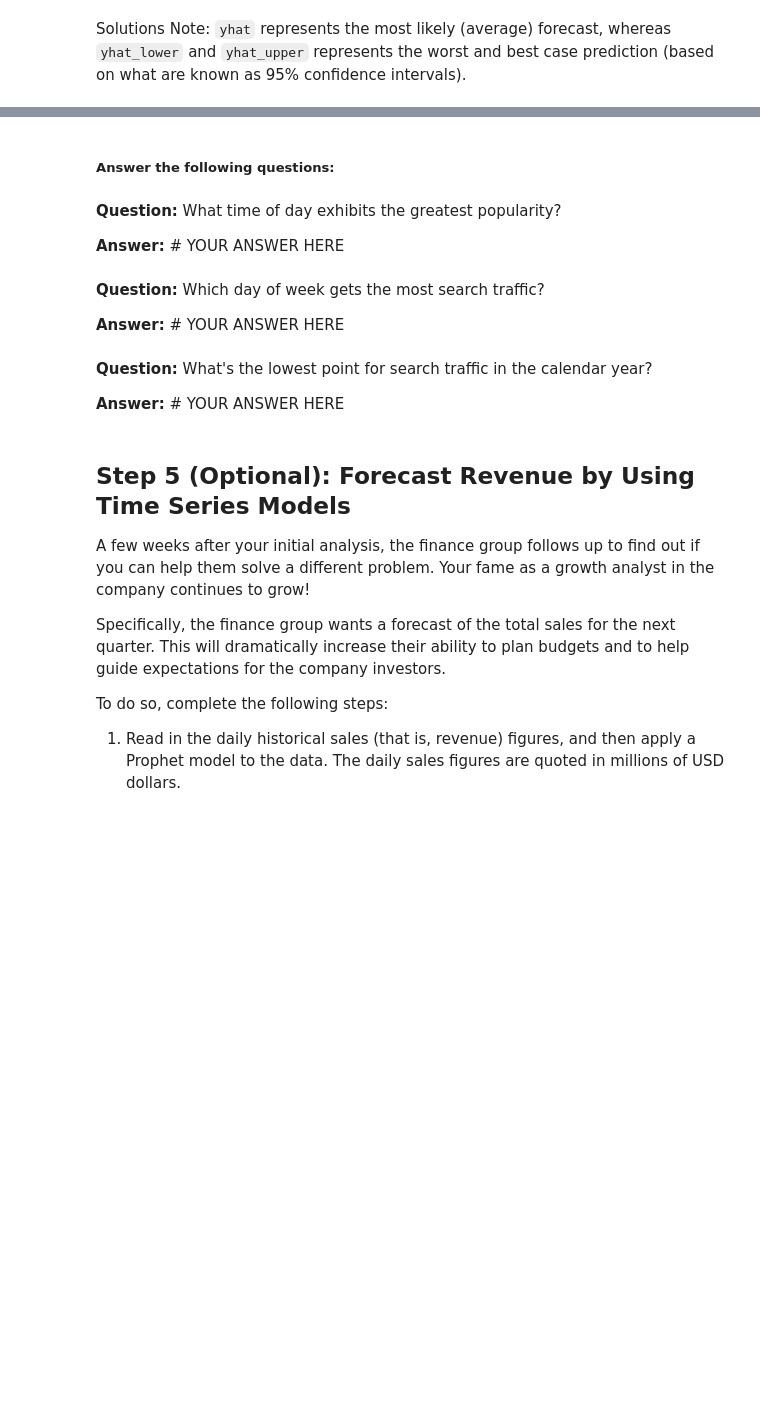
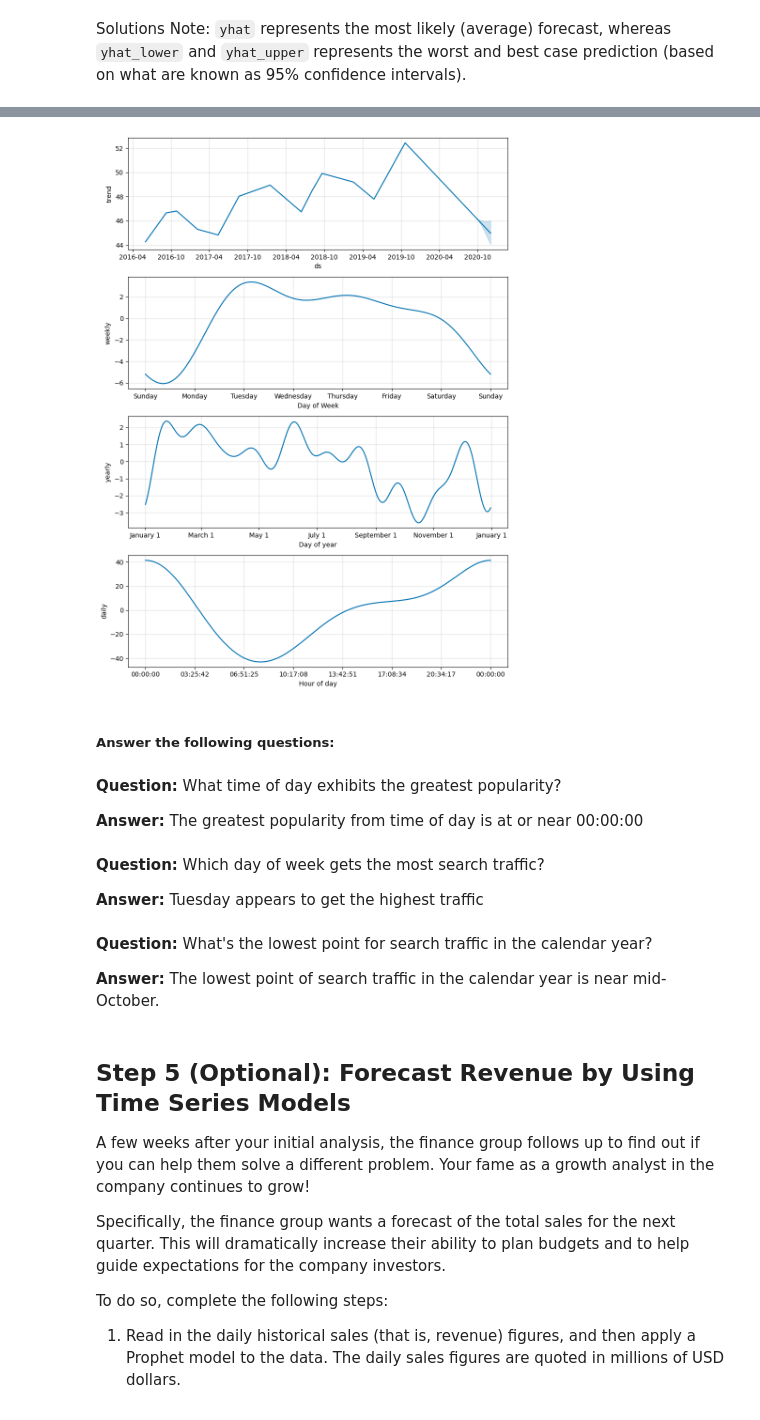
Before and after one commit to marc-martinez1/time_series_analysis_demo, a Jupyter notebook: forecasting_net_prophet.ipynb, the cells around one changed output, grey strips where cells are left out. Drawn from its saved outputs; the diff is of its cells as text; code cells hidden in the pictures; blank space fills up the shorter version.

```diff
--- a/forecasting_net_prophet.ipynb
+++ b/forecasting_net_prophet.ipynb
@@ -558,7 +599,7 @@ forecast_mercado_trends = # YOUR CODE HERE
 * What's the lowest point for search traffic in the calendar year?
 # %%
 # Set the index in the forecast_mercado_trends DataFrame to the ds datetime column
-forecast_mercado_trends = # YOUR CODE HERE
+forecast_mercado_trends = forecast_mercado_trends.set_index('ds')
 
 # View the only the yhat,yhat_lower and yhat_upper columns from the DataFrame
-# YOUR CODE HERE
+forecast_mercado_trends[['yhat','yhat_lower','yhat_upper']]
@@ -574,24 +635,26 @@ hv.extension('bokeh')
 # %%
 # Reset the index in the forecast_mercado_trends DataFrame
-forecast_mercado_trends = # YOUR CODE HERE
+forecast_mercado_trends = forecast_mercado_trends.reset_index()
 
 # Use the plot_components function to visualize the forecast results
 # for the forecast_canada DataFrame
-figures_mercado_trends = # YOUR CODE HERE
+figures_mercado_trends = model_mercado_trends.plot_components(forecast_mercado_trends)
+# %% [output]
+[figure, added]
 # %% [markdown]
 ##### Answer the following questions:
 # %% [markdown]
 **Question:** What time of day exhibits the greatest popularity?
 
-**Answer:** # YOUR ANSWER HERE
+**Answer:** The greatest popularity from time of day is at or near 00:00:00
 # %% [markdown]
 **Question:** Which day of week gets the most search traffic?
 
-**Answer:** # YOUR ANSWER HERE
+**Answer:** Tuesday appears to get the highest traffic
 # %% [markdown]
 **Question:** What's the lowest point for search traffic in the calendar year?
 
-**Answer:** # YOUR ANSWER HERE
+**Answer:** The lowest point of search traffic in the calendar year is near mid-October.
 # %% [markdown]
 ## Step 5 (Optional): Forecast Revenue by Using Time Series Models
 
```
Also changed, not shown: parts of 14 cells of this notebook.
